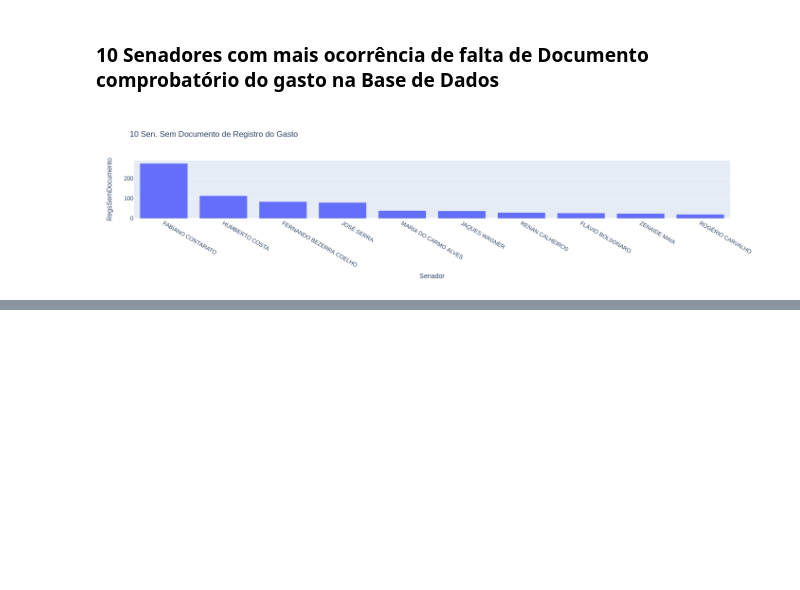
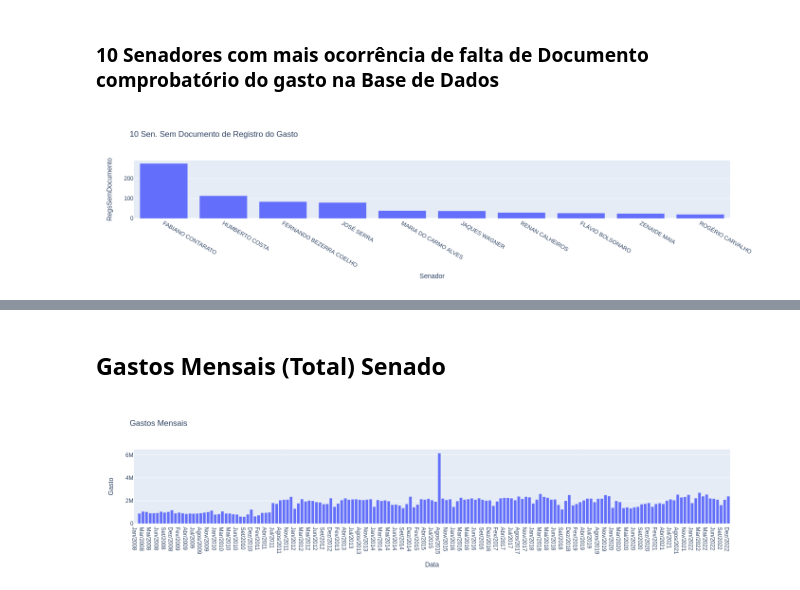
Before and after one commit to wsricardo/eda-tcs, a Jupyter notebook: aedSenadoBr.ipynb, the cells around one changed output, grey strips where cells are left out. Saved outputs shown, nothing was run; the diff lists cells and outputs as text; code cells hidden in the pictures; blank space fills up the shorter version.

```diff
--- a/aedSenadoBr.ipynb
+++ b/aedSenadoBr.ipynb
@@ -160,9 +159,9 @@ df_gastos_sn = { 'Senador':[], 'GastoAnual':[], 'RegsSemDocumento':[], 'RegsSemD
 # %%
 for i in senadores:
     df_gastos_sn['Senador'].append(i)
-    df_gastos_sn['GastoAnual'].append( df[ df['SENADOR'] == i ]['VALOR_REEMBOLSADO'].sum() )
-    df_gastos_sn['RegsSemDocumento'].append( df[ df['DOCUMENTO'].isna() == True][df['SENADOR'] == i ].isna().sum()['DOCUMENTO'] )
-    df_gastos_sn['RegsSemDetalhamentoDoGasto'].append( df[ df['DETALHAMENTO'].isna() == True][df['SENADOR'] == i ].isna().sum()['DETALHAMENTO'] )
+    df_gastos_sn['GastoAnual'].append( df[ df.loc[0:,'SENADOR'] == i ]['VALOR_REEMBOLSADO'].sum() )
+    df_gastos_sn['RegsSemDocumento'].append( df[ df.loc[0:,'DOCUMENTO'].isna() == True][df.loc[0:,'SENADOR'] == i ].isna().sum()['DOCUMENTO'] )
+    df_gastos_sn['RegsSemDetalhamentoDoGasto'].append( df[ df.loc[0:,'DETALHAMENTO'].isna() == True][df.loc[0:, 'SENADOR'] == i ].isna().sum()['DETALHAMENTO'] )
 # %% [output]
 Boolean Series key will be reindexed to match DataFrame index.
 
@@ -205,0 +317,6 @@ ds.sort_values(by=['RegsSemDocumento'], ascending=False)[:10].plot(x='Senador',
+# %% [markdown]
+## Gastos Mensais (Total) Senado
+# %%
+dl.plot(x='Data', y='Gasto', title='Gastos Mensais', kind='bar')
+# %% [output]
+[figure, added]
```
Also changed, not shown: parts of 24 cells of this notebook.
